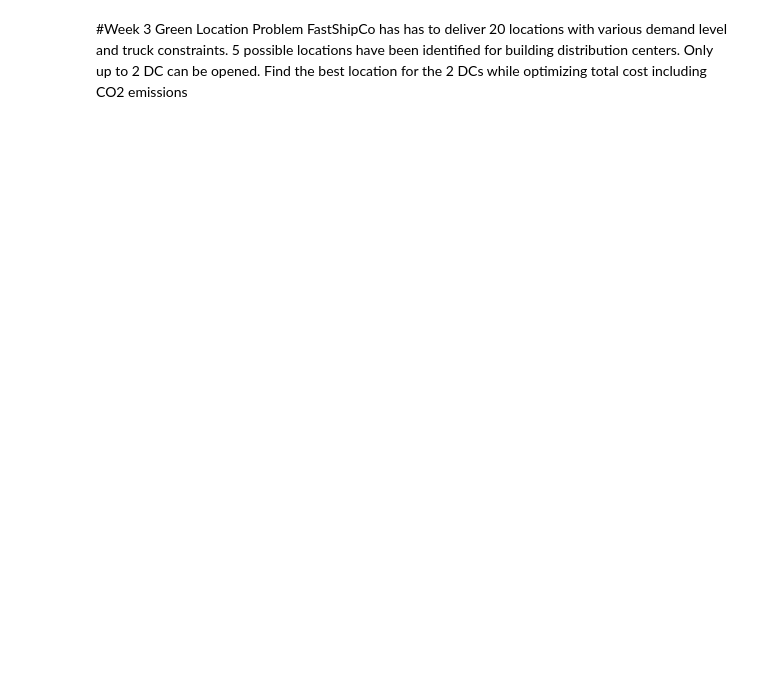
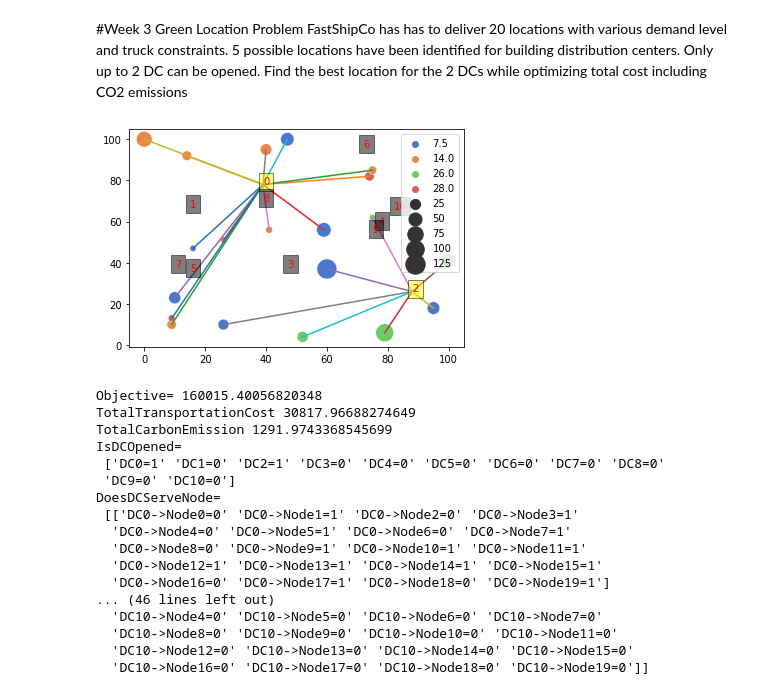
Before and after one commit to remisoulignac/scm_optim_problems, a Jupyter notebook: SCM290-GreenDCLocation.ipynb, the cells around one changed output. Saved outputs shown, nothing was run; the diff lists cells and outputs as text; code cells hidden in the pictures; blank space fills up the shorter version.

```diff
--- a/SCM290-GreenDCLocation.ipynb
+++ b/SCM290-GreenDCLocation.ipynb
@@ -101,30 +119,53 @@ add_constraints_eq(np.sum(IsDCOpened), MaxOpenedDCs)
 # a node is served if the dc is opened
 for dc in range(CandidateDCs.shape[0]):
   add_constraints_le(DoesDCServeNode[dc,:], IsDCOpened[dc])
 
 #-- OBJECTIVE FUNCTION
 CostOfCarbon=100
 TotalTransportationCost = CostPerTonKilometer*np.sum(np.sum(DemandNodes[:,2]*EuclidianDistances*DoesDCServeNode))
 TotalCarbonEmission = CarbonEmissionFactor*np.sum(np.sum(EuclidianDistances*(FCEmptyForNode*CeiledLoadFactorForNode+(FCFullForNode-FCEmptyForNode)*LoadFactorForNode)*DoesDCServeNode))
 TotalCost=TotalTransportationCost+CostOfCarbon*TotalCarbonEmission
 model.Minimize(TotalCost)
 
 #-- EXECUTION
 solver = cp_model.CpSolver()
 status = solver.Solve(model)
 if status == cp_model.OPTIMAL:
     fig, ax = plt.subplots()
     sns.scatterplot(data=DemandNodes, x=DemandNodes[:,0], y=DemandNodes[:,1], size=DemandNodes[:,2], hue=DemandNodes[:,3],sizes=(40, 400), palette="muted", ax=ax)
 
     for i in range(CandidateDCs.shape[0]):
       ax.text(x=CandidateDCs[i,0],y=CandidateDCs[i,1],s=i, fontdict=dict(color='red',size=10), bbox=dict(facecolor='yellow' if solver.Value(IsDCOpened[i])==1 else 'black',alpha=0.5))
 
+    for i in range(CandidateDCs.shape[0]):
+      for j in range(DemandNodes.shape[0]):
+        if solver.Value(DoesDCServeNode[i][j]):
+          ax.plot([CandidateDCs[i][0],DemandNodes[j][0]],[CandidateDCs[i][1],DemandNodes[j][1]])
     plt.show()
 
     print("Objective=", solver.ObjectiveValue())
     print("TotalTransportationCost", solver.Value(TotalTransportationCost) )
     print("TotalCarbonEmission", solver.Value(TotalCarbonEmission) )
     print("IsDCOpened=\n", vararray_to_results(IsDCOpened))
     print("DoesDCServeNode=\n", vararray_to_results(DoesDCServeNode))
 else:
     print('No optimal solution found.')
+# %% [output]
+[figure, added]
+Objective= 160015.40056820348
+TotalTransportationCost 30817.96688274649
+TotalCarbonEmission 1291.9743368545699
+IsDCOpened=
+ ['DC0=1' 'DC1=0' 'DC2=1' 'DC3=0' 'DC4=0' 'DC5=0' 'DC6=0' 'DC7=0' 'DC8=0'
+ 'DC9=0' 'DC10=0']
+DoesDCServeNode=
+ [['DC0->Node0=0' 'DC0->Node1=1' 'DC0->Node2=0' 'DC0->Node3=1'
+  'DC0->Node4=0' 'DC0->Node5=1' 'DC0->Node6=0' 'DC0->Node7=1'
+  'DC0->Node8=0' 'DC0->Node9=1' 'DC0->Node10=1' 'DC0->Node11=1'
+  'DC0->Node12=1' 'DC0->Node13=1' 'DC0->Node14=1' 'DC0->Node15=1'
+  'DC0->Node16=0' 'DC0->Node17=1' 'DC0->Node18=0' 'DC0->Node19=1']
+... (46 lines left out)
+  'DC10->Node4=0' 'DC10->Node5=0' 'DC10->Node6=0' 'DC10->Node7=0'
+  'DC10->Node8=0' 'DC10->Node9=0' 'DC10->Node10=0' 'DC10->Node11=0'
+  'DC10->Node12=0' 'DC10->Node13=0' 'DC10->Node14=0' 'DC10->Node15=0'
+  'DC10->Node16=0' 'DC10->Node17=0' 'DC10->Node18=0' 'DC10->Node19=0']]
```
Also changed, not shown: parts of 1 cell of this notebook.
